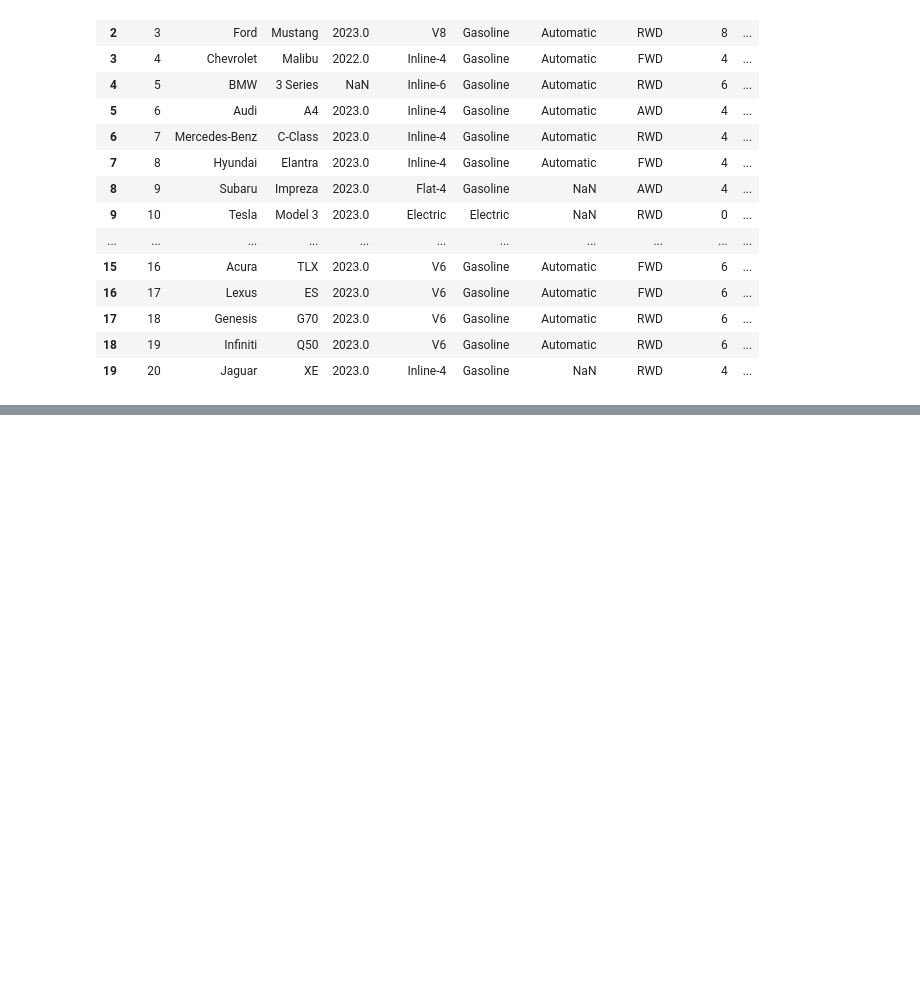
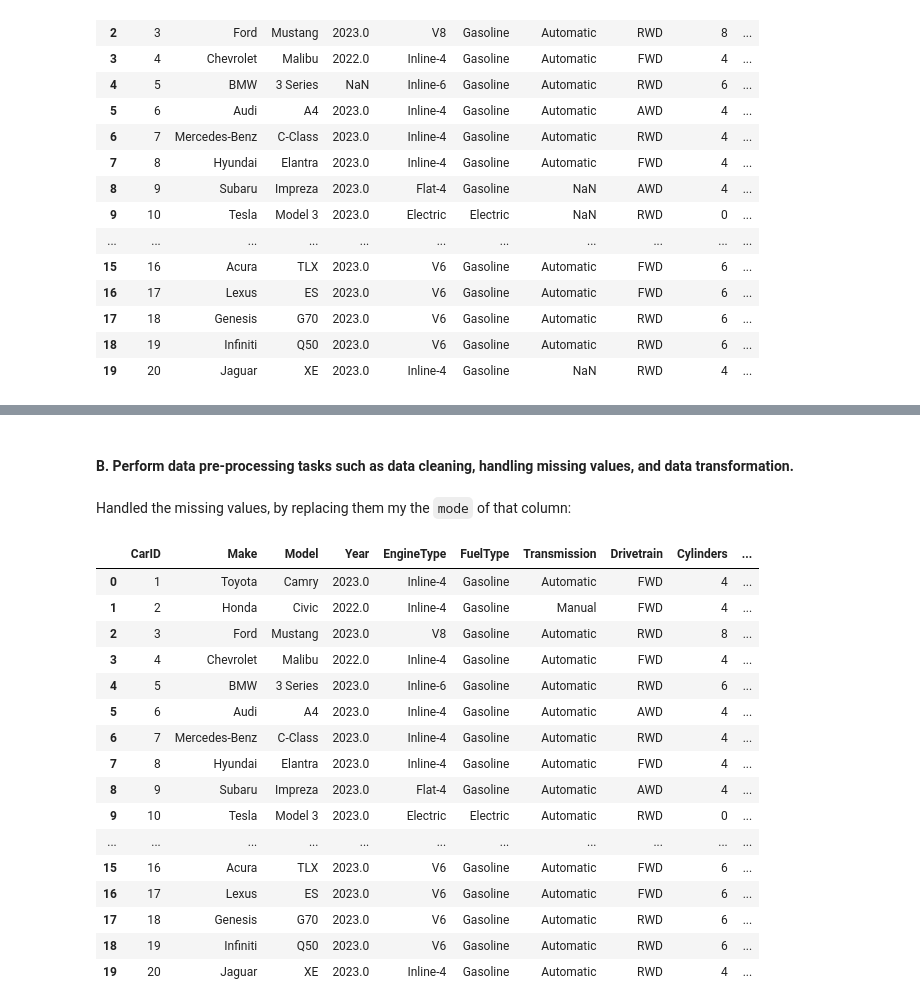
Before and after one commit to anuuragg/FDS-23303, a Jupyter notebook: Assignment_1/Assignment_1A.ipynb, the cells around one changed output, grey strips where cells are left out. Drawn from its saved outputs; the diff is of its cells as text; code cells hidden in the pictures; blank space fills up the shorter version.

Commit message:
Assignment_1 (FINAL)

````diff
--- a/Assignment_1/Assignment_1A.ipynb
+++ b/Assignment_1/Assignment_1A.ipynb
@@ -7,8 +7,8 @@ import pandas as pd
 
 pd.set_option('display.width', None)
 pd.set_option('display.max_columns', None)
-Cars_data = pd.read_csv("D:/Fundamentals of DS - BTECCE23303/Assignment_1/dataset1.csv")
-Cars_data
+Cars_data = pd.read_csv("dataset1.csv") #Reading CSV file
+Cars_data.head(len(Cars_data)) #Display all the data in a tabular format
 # %% [output]
 |  | CarID | Make | Model | Year | EngineType | FuelType | Transmission | Drivetrain | Cylinders | ... |
 | 0 | 1 | Toyota | Camry | 2023.0 | Inline-4 | Gasoline | Automatic | FWD | 4 | ... |
@@ -27,11 +27,3 @@ Cars_data
 | 17 | 18 | Genesis | G70 | 2023.0 | V6 | Gasoline | Automatic | RWD | 6 | ... |
 | 18 | 19 | Infiniti | Q50 | 2023.0 | V6 | Gasoline | Automatic | RWD | 6 | ... |
 | 19 | 20 | Jaguar | XE | 2023.0 | Inline-4 | Gasoline | NaN | RWD | 4 | ... |
-# %%
-Cars_data["Price"] = Cars_data["Price"].astype(str)
-Cars_data["Price"] = Cars_data["Price"].str.replace('$', '')
-Cars_data["Price"] = Cars_data["Price"].astype(float)
-data_mean = Cars_data["Price"].mean().__round__(2)
-data_median = Cars_data["Price"].median()
-print("Mean: " + str(data_mean))
-print("Median: " + str(data_median))
@@ -72,0 +77,27 @@ array([[1, 'Toyota', 'Camry', 2023.0, 'Inline-4', 'Gasoline',
+# %% [markdown]
+#### B. Perform data pre-processing tasks such as data cleaning, handling missing values, and data transformation.
+# %% [markdown]
+Handled the missing values, by replacing them my the ```mode``` of that column:
+# %%
+for column in Cars_data.columns:
+    mode_value = Cars_data[column].mode()[0]
+    Cars_data[column] = Cars_data[column].fillna(mode_value)
+Cars_data
+# %% [output]
+|  | CarID | Make | Model | Year | EngineType | FuelType | Transmission | Drivetrain | Cylinders | ... |
+| 0 | 1 | Toyota | Camry | 2023.0 | Inline-4 | Gasoline | Automatic | FWD | 4 | ... |
+| 1 | 2 | Honda | Civic | 2022.0 | Inline-4 | Gasoline | Manual | FWD | 4 | ... |
+| 2 | 3 | Ford | Mustang | 2023.0 | V8 | Gasoline | Automatic | RWD | 8 | ... |
+| 3 | 4 | Chevrolet | Malibu | 2022.0 | Inline-4 | Gasoline | Automatic | FWD | 4 | ... |
+| 4 | 5 | BMW | 3 Series | 2023.0 | Inline-6 | Gasoline | Automatic | RWD | 6 | ... |
+| 5 | 6 | Audi | A4 | 2023.0 | Inline-4 | Gasoline | Automatic | AWD | 4 | ... |
+| 6 | 7 | Mercedes-Benz | C-Class | 2023.0 | Inline-4 | Gasoline | Automatic | RWD | 4 | ... |
+| 7 | 8 | Hyundai | Elantra | 2023.0 | Inline-4 | Gasoline | Automatic | FWD | 4 | ... |
+| 8 | 9 | Subaru | Impreza | 2023.0 | Flat-4 | Gasoline | Automatic | AWD | 4 | ... |
+| 9 | 10 | Tesla | Model 3 | 2023.0 | Electric | Electric | Automatic | RWD | 0 | ... |
+| ... | ... | ... | ... | ... | ... | ... | ... | ... | ... | ... |
+| 15 | 16 | Acura | TLX | 2023.0 | V6 | Gasoline | Automatic | FWD | 6 | ... |
+| 16 | 17 | Lexus | ES | 2023.0 | V6 | Gasoline | Automatic | FWD | 6 | ... |
+| 17 | 18 | Genesis | G70 | 2023.0 | V6 | Gasoline | Automatic | RWD | 6 | ... |
+| 18 | 19 | Infiniti | Q50 | 2023.0 | V6 | Gasoline | Automatic | RWD | 6 | ... |
+| 19 | 20 | Jaguar | XE | 2023.0 | Inline-4 | Gasoline | Automatic | RWD | 4 | ... |
````
Also changed, not shown: parts of 16 cells of this notebook.
